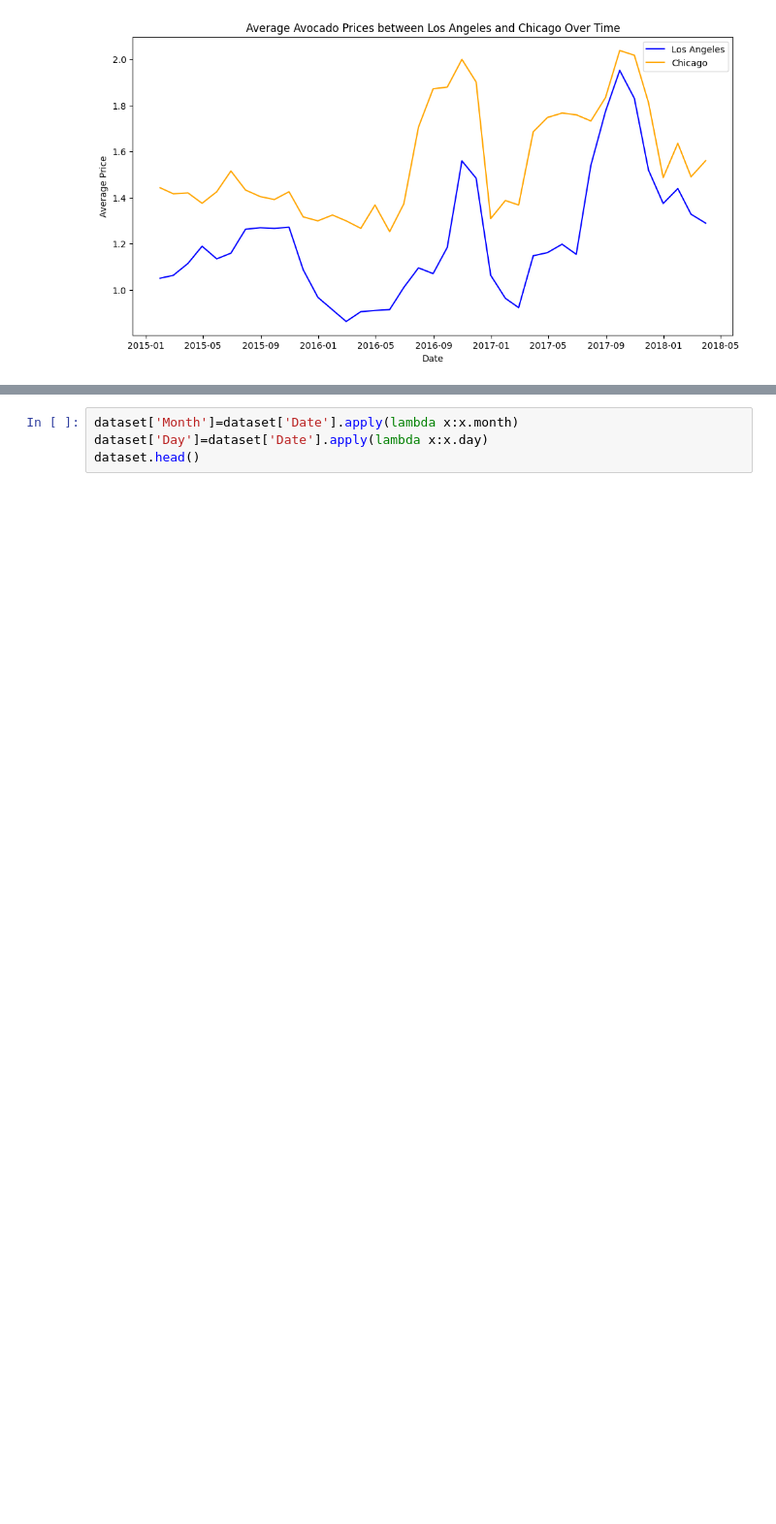
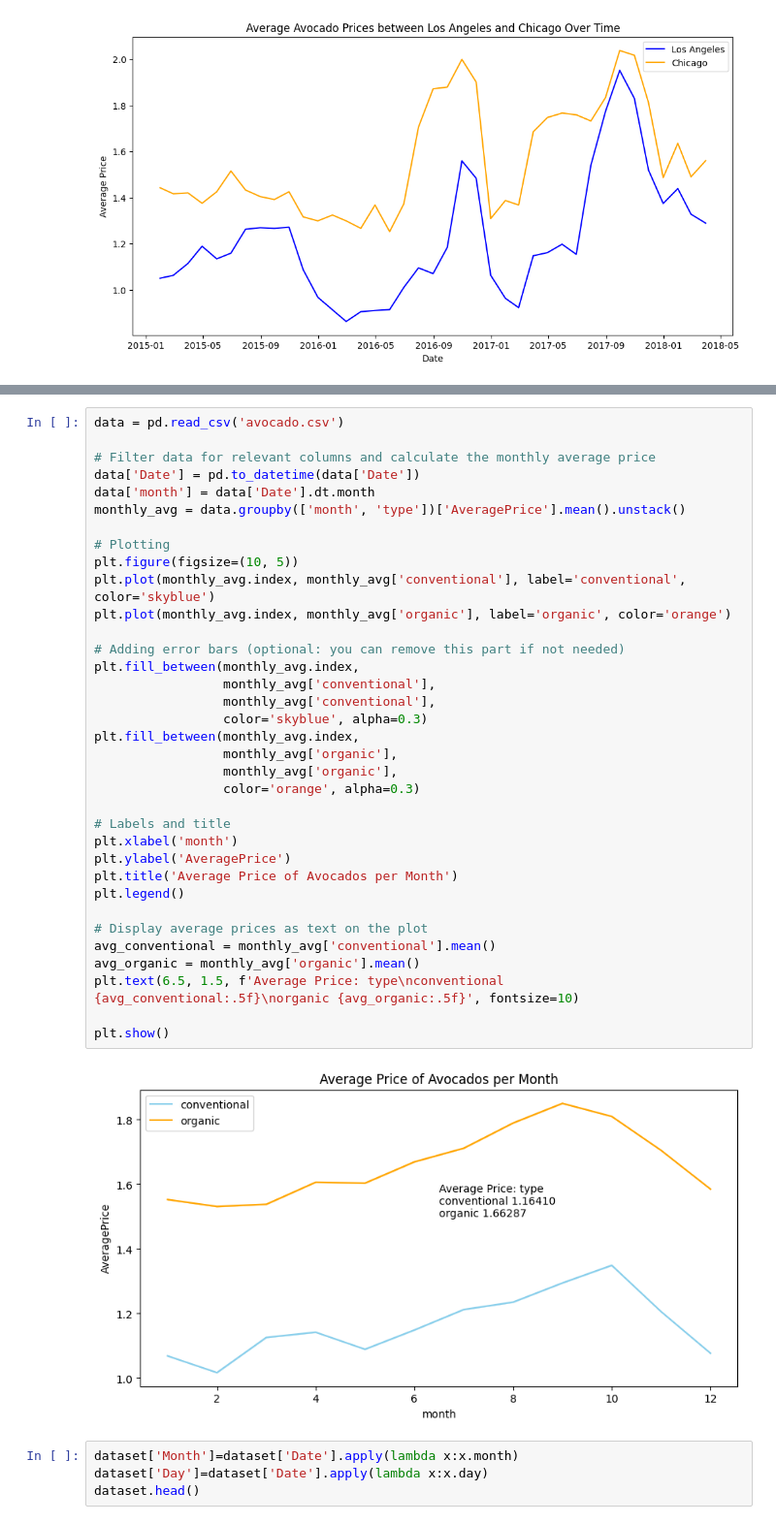
Before and after one commit to utkarsh369gupta/avacadopriceprediction, a Jupyter notebook: avocado_prices.ipynb, the cells around one changed output, grey strips where cells are left out. Shown at 97% size. Saved outputs shown, nothing was run; the diff lists cells and outputs as text; blank space fills up the shorter version.

```diff
--- a/avocado_prices.ipynb
+++ b/avocado_prices.ipynb
@@ -83,3 +132,40 @@ plt.show()
+# %%
+data = pd.read_csv('avocado.csv')
+
+# Filter data for relevant columns and calculate the monthly average price
+data['Date'] = pd.to_datetime(data['Date'])
+data['month'] = data['Date'].dt.month
+monthly_avg = data.groupby(['month', 'type'])['AveragePrice'].mean().unstack()
+
+# Plotting
+plt.figure(figsize=(10, 5))
+plt.plot(monthly_avg.index, monthly_avg['conventional'], label='conventional', color='skyblue')
+plt.plot(monthly_avg.index, monthly_avg['organic'], label='organic', color='orange')
+
+# Adding error bars (optional: you can remove this part if not needed)
+plt.fill_between(monthly_avg.index,
+                 monthly_avg['conventional'],
+                 monthly_avg['conventional'],
+                 color='skyblue', alpha=0.3)
+plt.fill_between(monthly_avg.index,
+                 monthly_avg['organic'],
+                 monthly_avg['organic'],
+                 color='orange', alpha=0.3)
+
+# Labels and title
+plt.xlabel('month')
+plt.ylabel('AveragePrice')
+plt.title('Average Price of Avocados per Month')
+plt.legend()
+
+# Display average prices as text on the plot
+avg_conventional = monthly_avg['conventional'].mean()
+avg_organic = monthly_avg['organic'].mean()
+plt.text(6.5, 1.5, f'Average Price: type\nconventional {avg_conventional:.5f}\norganic {avg_organic:.5f}', fontsize=10)
+
+plt.show()
+# %% [output]
+[figure, added]
 # %%
 dataset['Month']=dataset['Date'].apply(lambda x:x.month)
 dataset['Day']=dataset['Date'].apply(lambda x:x.day)
```
Also changed, not shown: parts of 4 cells of this notebook, 5 other files.
